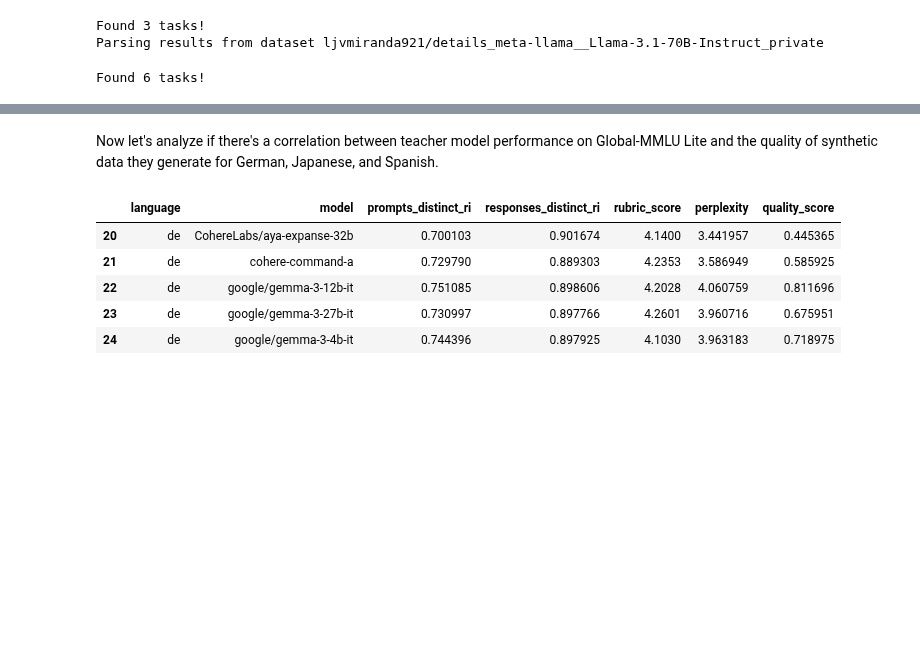
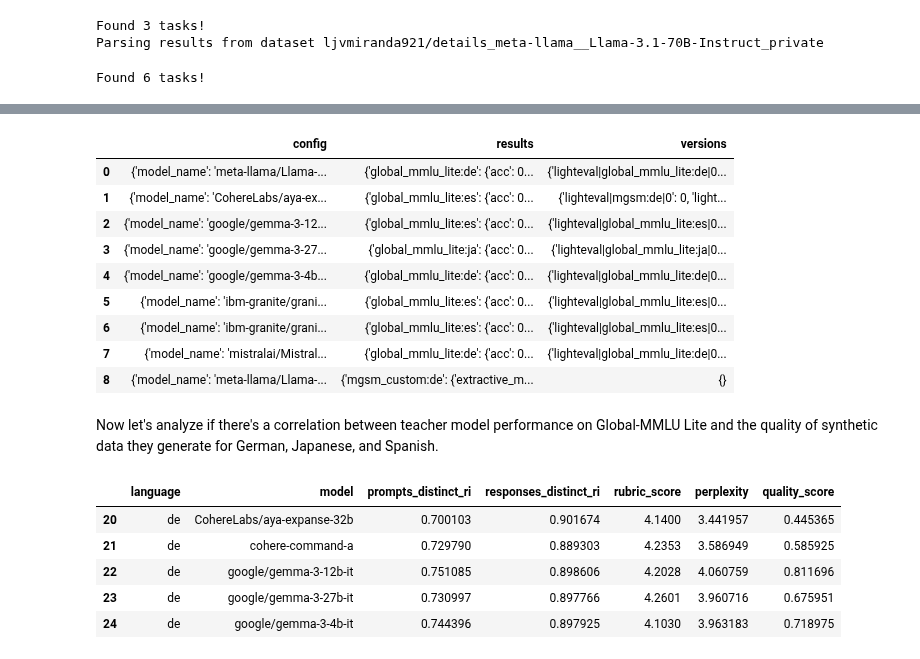
Before and after one commit to ljvmiranda921/polyglot-teachers, a Jupyter notebook: notebooks/2025-12-08-teacher-model-perf/01_bechmark_performance.ipynb, the cells around one changed output, grey strips where cells are left out. Saved outputs shown, nothing was run; the diff lists cells and outputs as text; code cells hidden in the pictures; blank space fills up the shorter version.

```diff
--- a/notebooks/2025-12-08-teacher-model-perf/01_bechmark_performance.ipynb
+++ b/notebooks/2025-12-08-teacher-model-perf/01_bechmark_performance.ipynb
@@ -90,16 +110,16 @@ Found 6 tasks!
 # %%
-# Print all benchmark results in detail
-for idx, row in parsed_results.iterrows():
-    model_name = row['config']['model_name']
-    print(f"\n{'='*80}")
-    print(f"Model: {model_name}")
-    print(f"{'='*80}")
-
-    results = row['results']
-    for benchmark, scores in results.items():
-        print(f"\n{benchmark}:")
-        for metric, value in scores.items():
-            print(f"  {metric}: {value}")
+parsed_results
+# %% [output]
+|  | config | results | versions |
+| 0 | {'model_name': 'meta-llama/Llama-... | {'global_mmlu_lite:de': {'acc': 0... | {'lighteval|global_mmlu_lite:de|0... |
+| 1 | {'model_name': 'CohereLabs/aya-ex... | {'global_mmlu_lite:es': {'acc': 0... | {'lighteval|mgsm:de|0': 0, 'light... |
+| 2 | {'model_name': 'google/gemma-3-12... | {'global_mmlu_lite:es': {'acc': 0... | {'lighteval|global_mmlu_lite:es|0... |
+| 3 | {'model_name': 'google/gemma-3-27... | {'global_mmlu_lite:ja': {'acc': 0... | {'lighteval|global_mmlu_lite:ja|0... |
+| 4 | {'model_name': 'google/gemma-3-4b... | {'global_mmlu_lite:de': {'acc': 0... | {'lighteval|global_mmlu_lite:de|0... |
+| 5 | {'model_name': 'ibm-granite/grani... | {'global_mmlu_lite:es': {'acc': 0... | {'lighteval|global_mmlu_lite:es|0... |
+| 6 | {'model_name': 'ibm-granite/grani... | {'global_mmlu_lite:es': {'acc': 0... | {'lighteval|global_mmlu_lite:es|0... |
+| 7 | {'model_name': 'mistralai/Mistral... | {'global_mmlu_lite:de': {'acc': 0... | {'lighteval|global_mmlu_lite:de|0... |
+| 8 | {'model_name': 'meta-llama/Llama-... | {'mgsm_custom:de': {'extractive_m... | {} |
 # %% [markdown]
 Now let's analyze if there's a correlation between teacher model performance on Global-MMLU Lite and the quality of synthetic data they generate for German, Japanese, and Spanish.
 # %%
```
Also changed, not shown: parts of 1 cell of this notebook.
